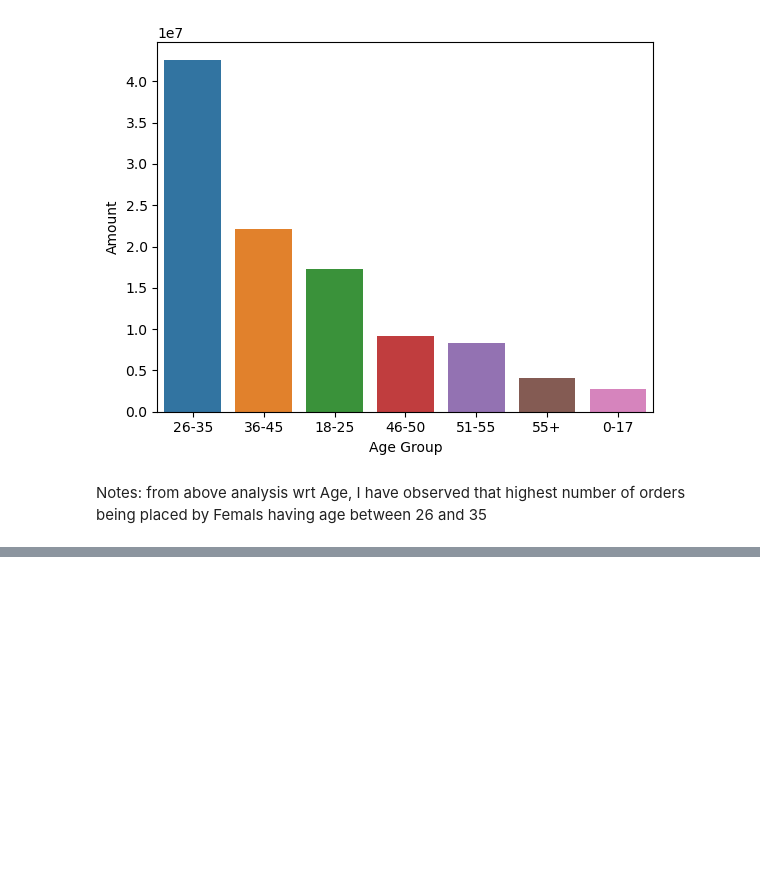
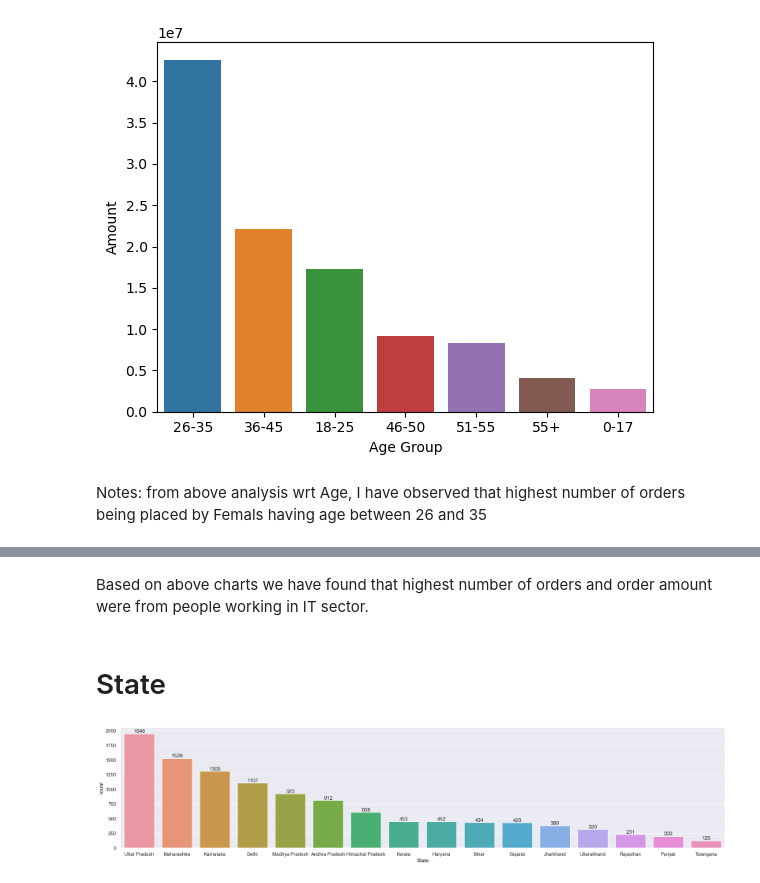
Before and after one commit to rupaparamihir/Festival-Sale-Data-Analysis, a Jupyter notebook: Sales Analysis during Festival.ipynb, the cells around one changed output, grey strips where cells are left out. Cells and saved outputs as stored; diff of their text form; code cells hidden in the pictures; blank space fills up the shorter version.

```diff
--- a/Sales Analysis during Festival.ipynb
+++ b/Sales Analysis during Festival.ipynb
@@ -201,0 +217,13 @@ Notes: from above analysis wrt Age, I have observed that highest number of order
+# %% [markdown]
+Based on above charts we have found that highest number of orders and order amount were from people working in IT sector.
+# %% [markdown]
+# State
+# %%
+sns.set(rc={'figure.figsize':(25,5)})
+state_plot = sns.countplot(data=df,
+                           x='State',
+                           order=df['State'].value_counts().index)
+for bar in state_plot.containers:
+    state_plot.bar_label(bar)
+# %% [output]
+[figure, added]
```
Also changed, not shown: parts of 12 cells of this notebook.
